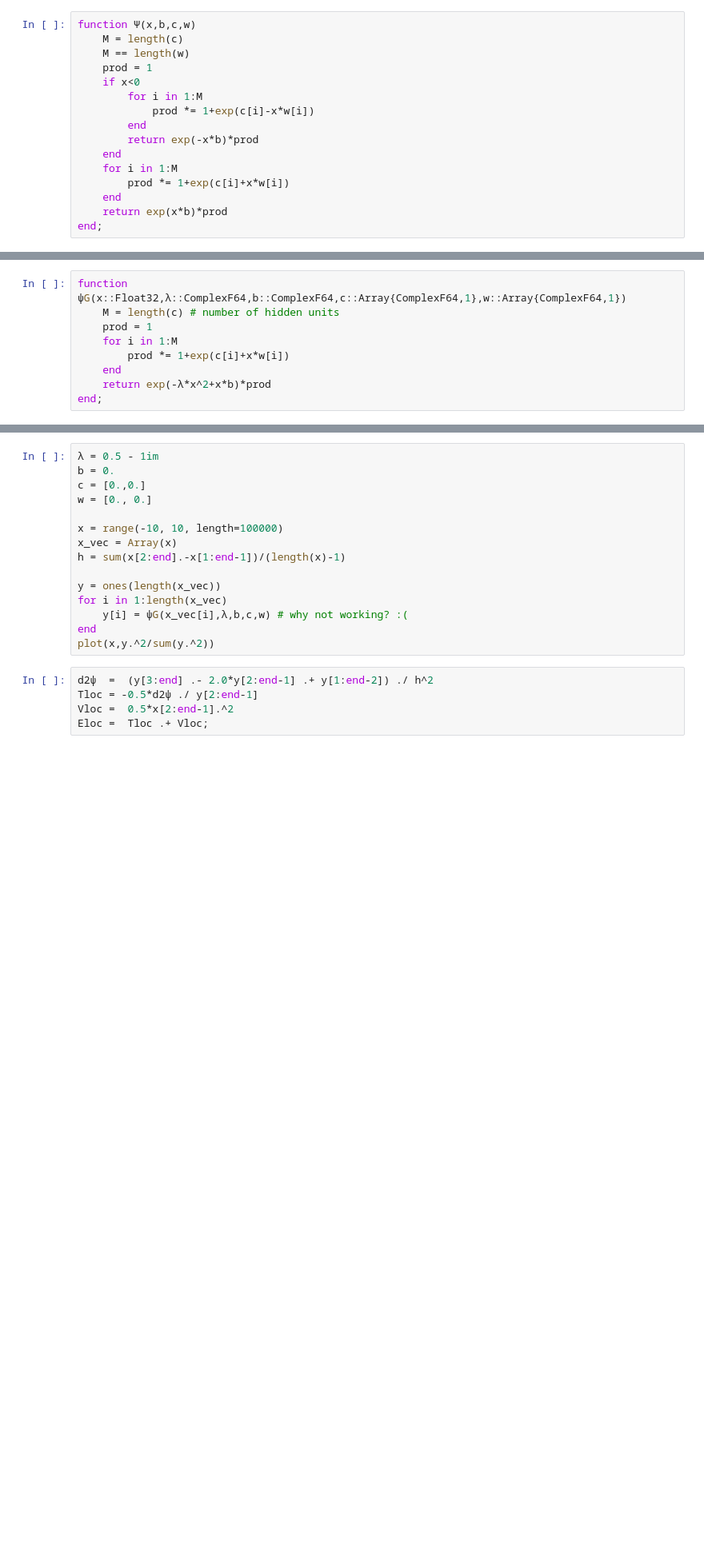
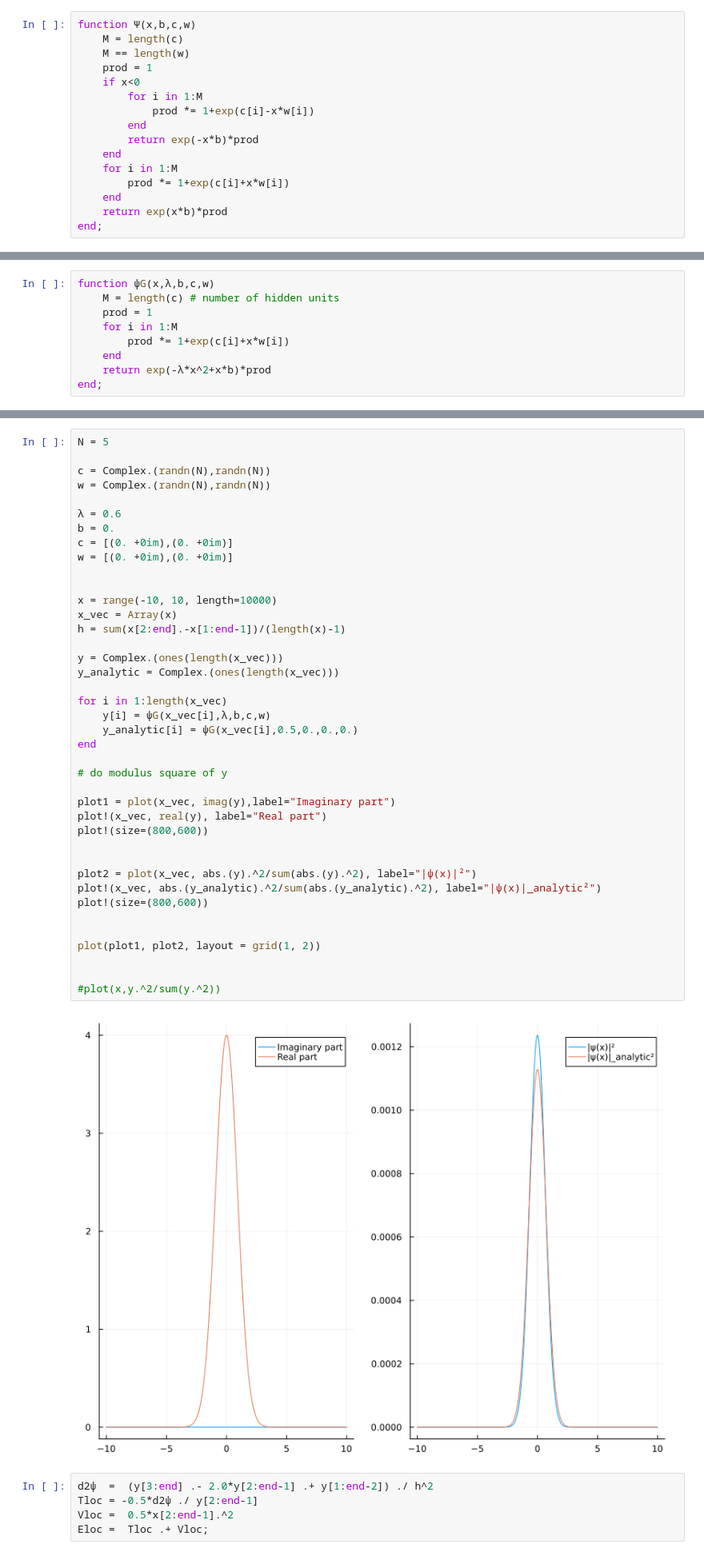
Before and after one commit to pfargas/1D-Variational-RBM, a Jupyter notebook: 2 neurones(2).ipynb, the cells around one changed output, grey strips where cells are left out. Shown at 80% size. Saved outputs shown, nothing was run; the diff lists cells and outputs as text; blank space fills up the shorter version.

```diff
--- a/2 neurones(2).ipynb
+++ b/2 neurones(2).ipynb
@@ -166,5 +182,5 @@ plot(x,ψ)
 # %%
-function ψG(x::Float32,λ::ComplexF64,b::ComplexF64,c::Array{ComplexF64,1},w::Array{ComplexF64,1})
+function ψG(x,λ,b,c,w)
     M = length(c) # number of hidden units
     prod = 1
     for i in 1:M
@@ -177,18 +195,45 @@ end;
 # %%
-λ = 0.5 - 1im
+N = 5
+
+c = Complex.(randn(N),randn(N))
+w = Complex.(randn(N),randn(N))
+
+λ = 0.6
 b = 0.
-c = [0.,0.]
-w = [0., 0.]
+c = [(0. +0im),(0. +0im)]
+w = [(0. +0im),(0. +0im)]
 
-x = range(-10, 10, length=100000)
+
+x = range(-10, 10, length=10000)
 x_vec = Array(x)
 h = sum(x[2:end].-x[1:end-1])/(length(x)-1)
 
-y = ones(length(x_vec))
+y = Complex.(ones(length(x_vec)))
+y_analytic = Complex.(ones(length(x_vec)))
+
 for i in 1:length(x_vec)
-    y[i] = ψG(x_vec[i],λ,b,c,w) # why not working? :(
+    y[i] = ψG(x_vec[i],λ,b,c,w)
+    y_analytic[i] = ψG(x_vec[i],0.5,0.,0.,0.)
 end
-plot(x,y.^2/sum(y.^2))
+
+# do modulus square of y
+
+plot1 = plot(x_vec, imag(y),label="Imaginary part")
+plot!(x_vec, real(y), label="Real part")
+plot!(size=(800,600))
+
+
+plot2 = plot(x_vec, abs.(y).^2/sum(abs.(y).^2), label="|ψ(x)|²")
+plot!(x_vec, abs.(y_analytic).^2/sum(abs.(y_analytic).^2), label="|ψ(x)|_analytic²")
+plot!(size=(800,600))
+
+
+plot(plot1, plot2, layout = grid(1, 2))
+
+
+#plot(x,y.^2/sum(y.^2))
+# %% [output]
+[figure, added]
 # %%
 d2ψ  =  (y[3:end] .- 2.0*y[2:end-1] .+ y[1:end-2]) ./ h^2
 Tloc = -0.5*d2ψ ./ y[2:end-1]
```
Also changed, not shown: parts of 14 cells of this notebook, 2 other files.
